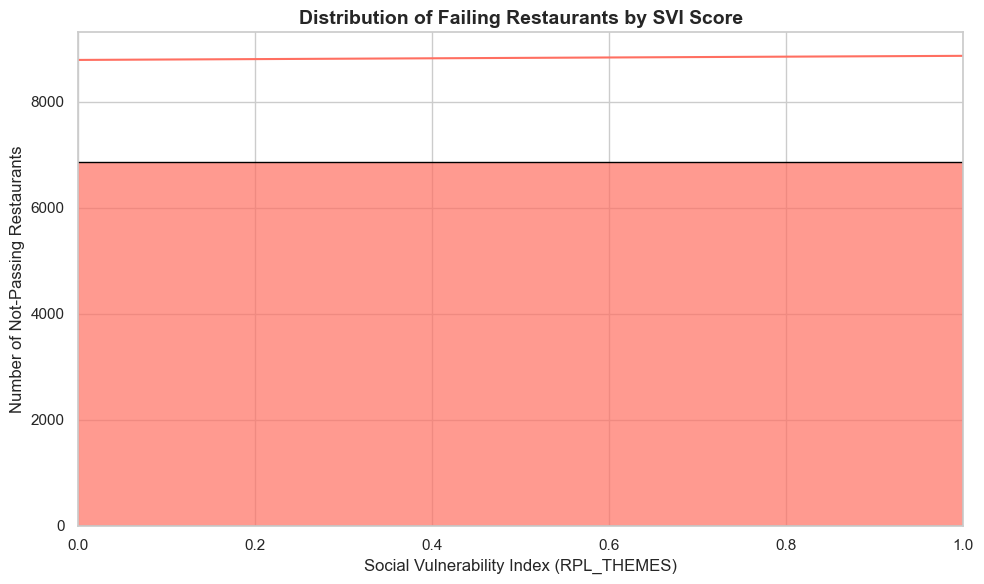
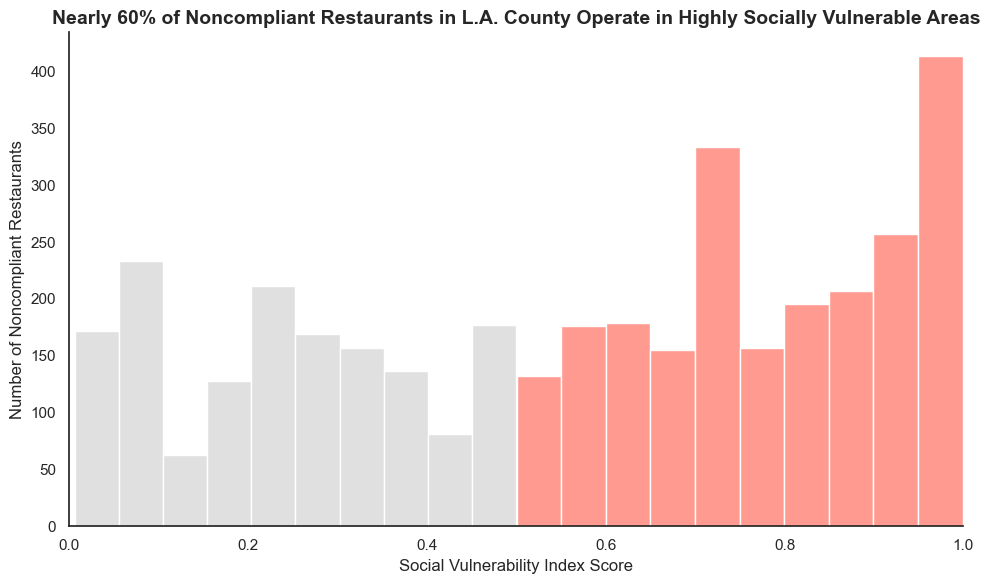
The notebook cell's code change between the first figure and the second:
--- before
+++ after
@@ -1,30 +1,37 @@
-import seaborn as sns
-import matplotlib.pyplot as plt
+plt.figure(figsize=(10,6))
+sns.set_style("white")
 
-# Make sure RPL_THEMES is numeric and drop NA
-df["RPL_THEMES"] = pd.to_numeric(df["RPL_THEMES"], errors="coerce")
-df_fail = df[df["SCORE"] <= 90].dropna(subset=["RPL_THEMES"])
+# Subsets
+df_low = df_fail[df_fail["RPL_THEMES"] < 0.5]
+df_high = df_fail[df_fail["RPL_THEMES"] >= 0.5]
 
-# Set a nice Seaborn style
-sns.set(style="whitegrid")
-
-plt.figure(figsize=(10,6))
-
-# Histogram with KDE overlay
+# Plot < 0.5 as gray
 sns.histplot(
-    data=df_fail,
+    data=df_low,
     x="RPL_THEMES",
-    bins=20,
-    kde=True,               # adds smooth density curve
-    color="#FF6F61",        # nice coral color
-    edgecolor="black",      # black borders for bars
-    alpha=0.7               # slightly transparent bars
+    bins=10,
+    color="lightgray",
+    #edgecolor="black",
+    alpha=0.7
 )
 
-plt.xlabel("Social Vulnerability Index (RPL_THEMES)", fontsize=12)
-plt.ylabel("Number of Not-Passing Restaurants", fontsize=12)
-plt.title("Distribution of Failing Restaurants by SVI Score", fontsize=14, weight="bold")
+# Plot >= 0.5 as your original red color
+sns.histplot(
+    data=df_high,
+    x="RPL_THEMES",
+    bins=10,
+    color="#FF6F61",
+    #edgecolor="black",
+    alpha=0.7
+)
 
-plt.xlim(0,1)               # ensure x-axis is 0–1
+plt.xlabel("Social Vulnerability Index Score", fontsize=12)
+plt.ylabel("Number of Noncompliant Restaurants", fontsize=12)
+plt.title("Nearly 60% of Noncompliant Restaurants in L.A. County Operate in Highly Socially Vulnerable Areas",
+          fontsize=14, weight="bold")
+sns.despine()
+plt.xlim(0, 1)
 plt.tight_layout()
 plt.show()
+
+#Nearly 60% of restuarants in LA county are in the top half of highly socially vulnerable Census tracts.

Commit: saving plottng code